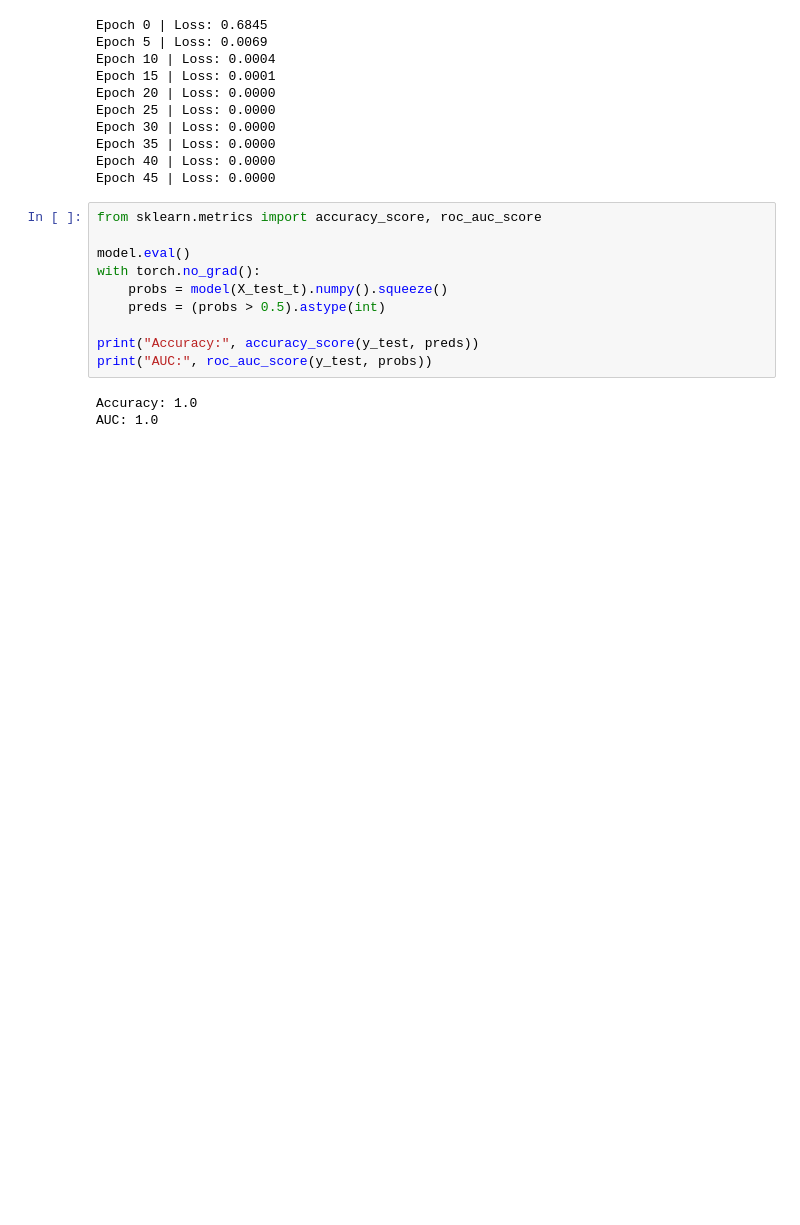
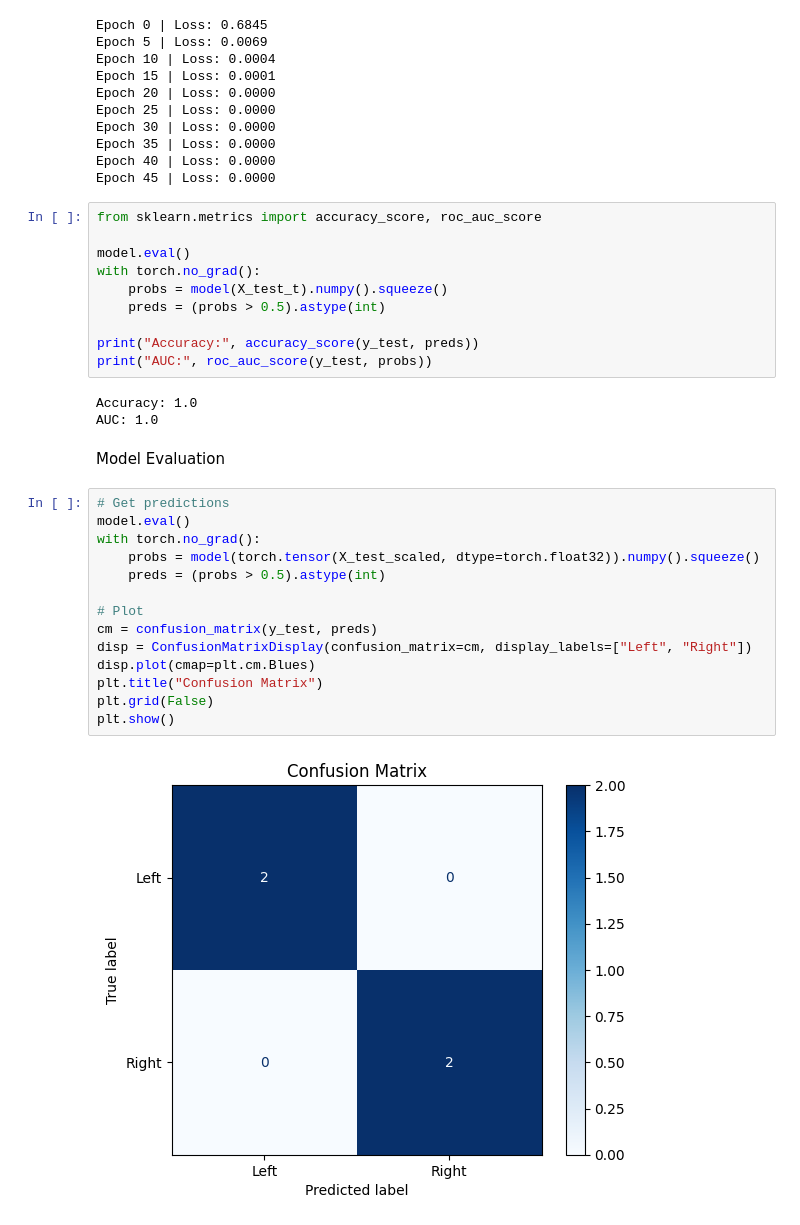
Before and after one commit to ddraedd/Decoding-Motor-Intention-from-Neural-Signals-Using-a-Simple-Neural-Network, a Jupyter notebook: MT_S1_from_Processed.ipynb, the cells around one changed output. Saved outputs shown, nothing was run; the diff lists cells and outputs as text; blank space fills up the shorter version.

```diff
--- a/MT_S1_from_Processed.ipynb
+++ b/MT_S1_from_Processed.ipynb
@@ -173,3 +174,21 @@ print("AUC:", roc_auc_score(y_test, probs))
 # %% [output]
 Accuracy: 1.0
 AUC: 1.0
+# %% [markdown]
+Model Evaluation
+# %%
+# Get predictions
+model.eval()
+with torch.no_grad():
+    probs = model(torch.tensor(X_test_scaled, dtype=torch.float32)).numpy().squeeze()
+    preds = (probs > 0.5).astype(int)
+
+# Plot
+cm = confusion_matrix(y_test, preds)
+disp = ConfusionMatrixDisplay(confusion_matrix=cm, display_labels=["Left", "Right"])
+disp.plot(cmap=plt.cm.Blues)
+plt.title("Confusion Matrix")
+plt.grid(False)
+plt.show()
+# %% [output]
+[figure, added]
```
Also changed, not shown: parts of 2 cells of this notebook.
